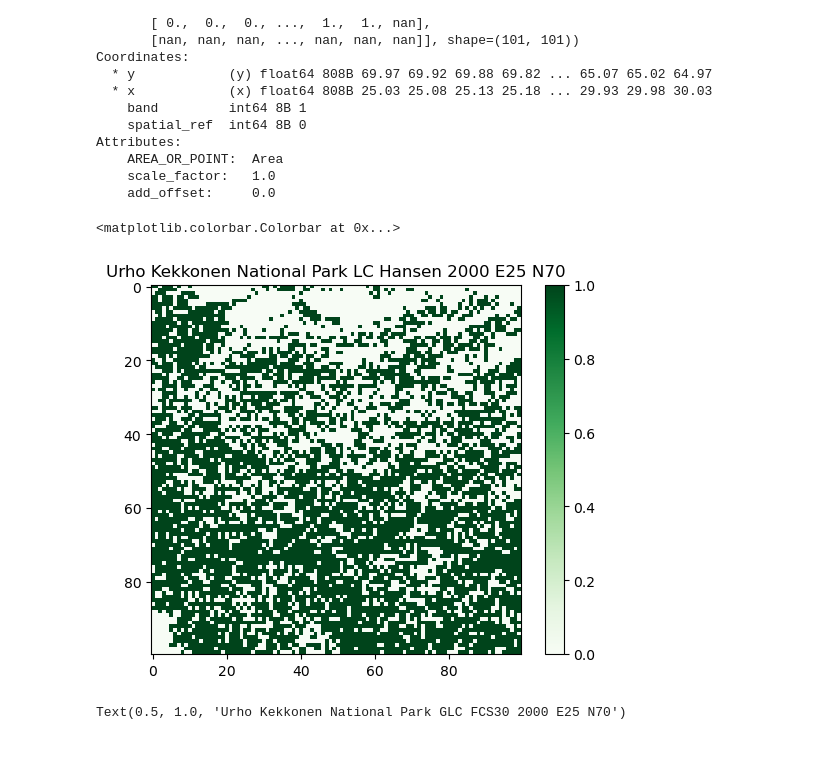
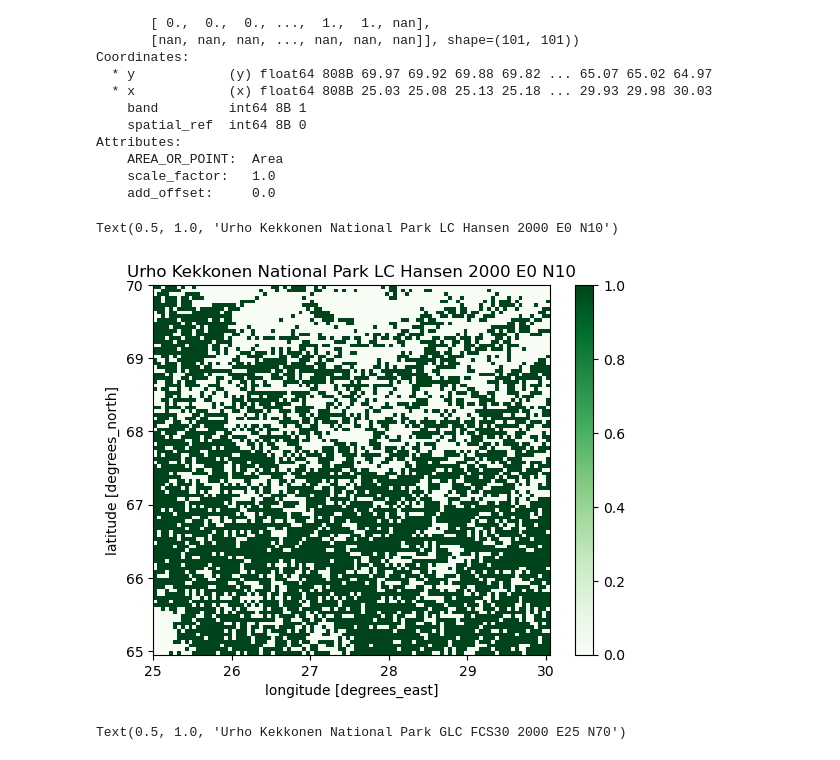
Before and after one commit to MinttuPekkala/Unibe_transmissivity_maps, a Jupyter notebook: Land_cover_differences.ipynb, the cells around one changed output. Saved outputs shown, nothing was run; the diff lists cells and outputs as text; code cells hidden in the pictures.

```diff
--- a/Land_cover_differences.ipynb
+++ b/Land_cover_differences.ipynb
@@ -305,20 +289,17 @@ Attributes:
     scale_factor:   1.0
     add_offset:     0.0
 # %%
-with rasterio.open(path_LC_Hansen) as src:
-    window = from_bounds(minx, miny, maxx, maxy, src.transform)
-    subset = src.read(1, window=window)
-
-maskLC_HansenE25N70 = (subset >= 50) & (subset <= 90)
-# Apply mask (set others to NaN for visualization)
-filteredLC_HansenE25N70 = np.where(maskLC_HansenE25N70, subset, np.nan)
-
-pyplot.imshow(maskLC_HansenE25N70, cmap='Greens')
-pyplot.title("Urho Kekkonen National Park LC Hansen 2000 E25 N70")
-pyplot.colorbar()
+maskLC_HansenE25N70 = LCHansen20002forest.rio.clip_box(
+    minx=25.0,
+    miny=64.99979746553392,
+    maxx=30.000202534466077,
+    maxy=70.0
+)
+maskLC_HansenE25N70.plot(cmap='Greens')
+pyplot.title("Urho Kekkonen National Park LC Hansen 2000 E0 N10")
 # %% [output]
-<matplotlib.colorbar.Colorbar at 0x...>
+Text(0.5, 1.0, 'Urho Kekkonen National Park LC Hansen 2000 E0 N10')
-[figure, old version]
+[figure, new version]
 # %%
 maskGLC_FCS302000E25N70band1int_interp.plot(cmap="Greens")
 pyplot.title("Urho Kekkonen National Park GLC FCS30 2000 E25 N70")
```
Also changed, not shown: parts of 140 cells of this notebook, 1 other file.
